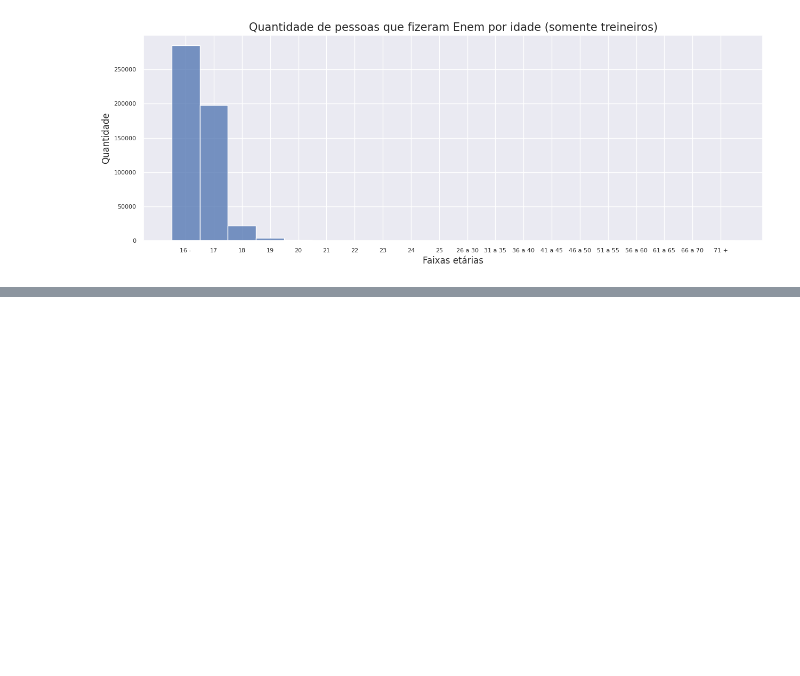
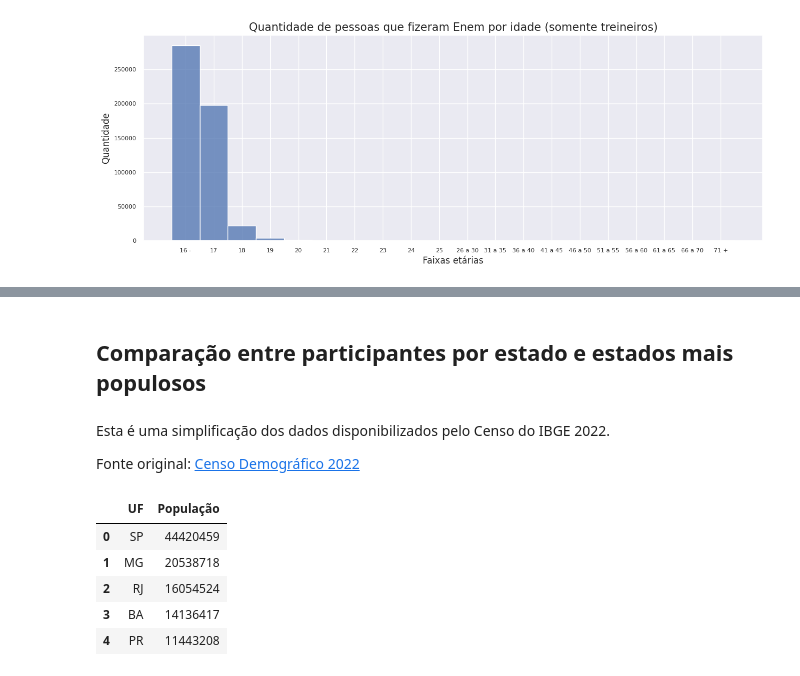
Before and after one commit to Tathy/Analise_Microdados_Enem_2022, a Jupyter notebook: Analise_de_Microdados_do_ENEM_2022.ipynb, the cells around one changed output, grey strips where cells are left out. Saved outputs shown, nothing was run; the diff lists cells and outputs as text; code cells hidden in the pictures; blank space fills up the shorter version.

```diff
--- a/Analise_de_Microdados_do_ENEM_2022.ipynb
+++ b/Analise_de_Microdados_do_ENEM_2022.ipynb
@@ -214,0 +245,23 @@ ax.tick_params(labelsize = 8)
+# %% [markdown]
+## Comparação entre participantes por estado e estados mais populosos
+# %% [markdown]
+Esta é uma simplificação dos dados disponibilizados pelo Censo do IBGE 2022.
+
+Fonte original: [Censo Demográfico 2022](https://www.ibge.gov.br/estatisticas/sociais/trabalho/22827-censo-demografico-2022.html?=&t=resultados)
+# %%
+# População por UF em ordem decrescente
+sheet_id = "1QpvR4C8oYNulS9PD9Eal2Aj7e4I7ez9i"
+sheet_name = "Resumo"
+url = f"https://docs.google.com/spreadsheets/d/{sheet_id}/gviz/tq?tqx=out:csv&sheet={sheet_name}"
+
+populacao_por_UF = pd.read_csv(url, thousands = '.', dtype = {'População': int})[['UF', 'População']]
+populacao_por_UF['População'] = populacao_por_UF['População'].replace(".", "")
+populacao_por_UF = populacao_por_UF.sort_values('População', ascending = False).reset_index(drop = True)
+populacao_por_UF.head()
+# %% [output]
+|  | UF | População |
+| 0 | SP | 44420459 |
+| 1 | MG | 20538718 |
+| 2 | RJ | 16054524 |
+| 3 | BA | 14136417 |
+| 4 | PR | 11443208 |
```
Also changed, not shown: parts of 8 cells of this notebook.
